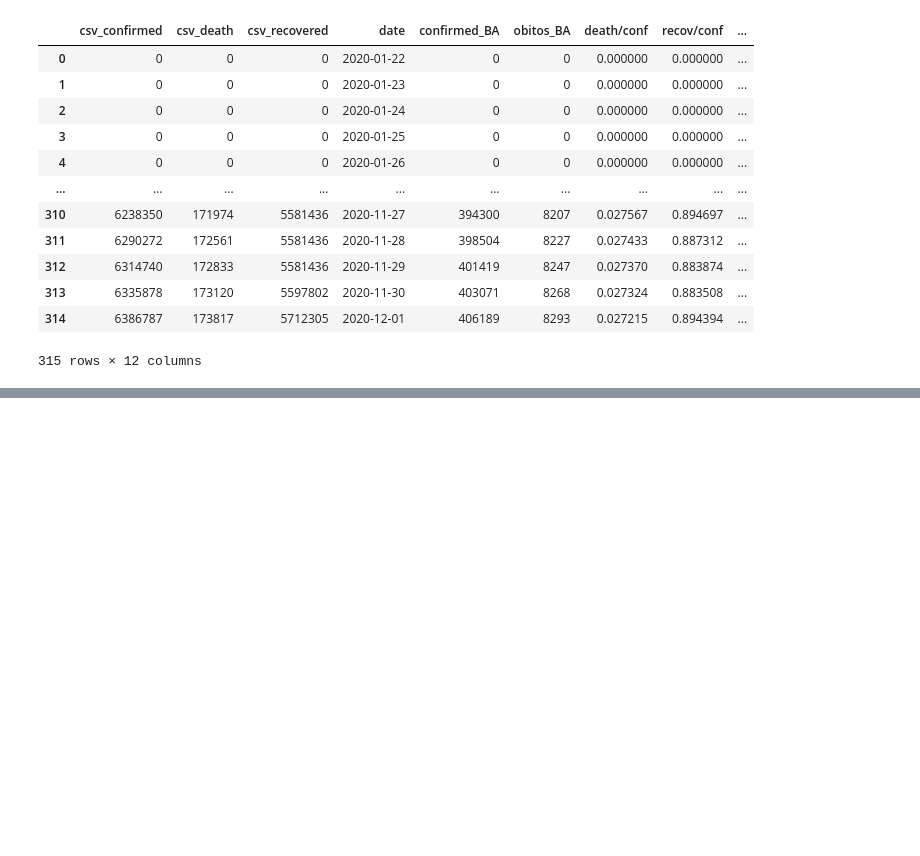
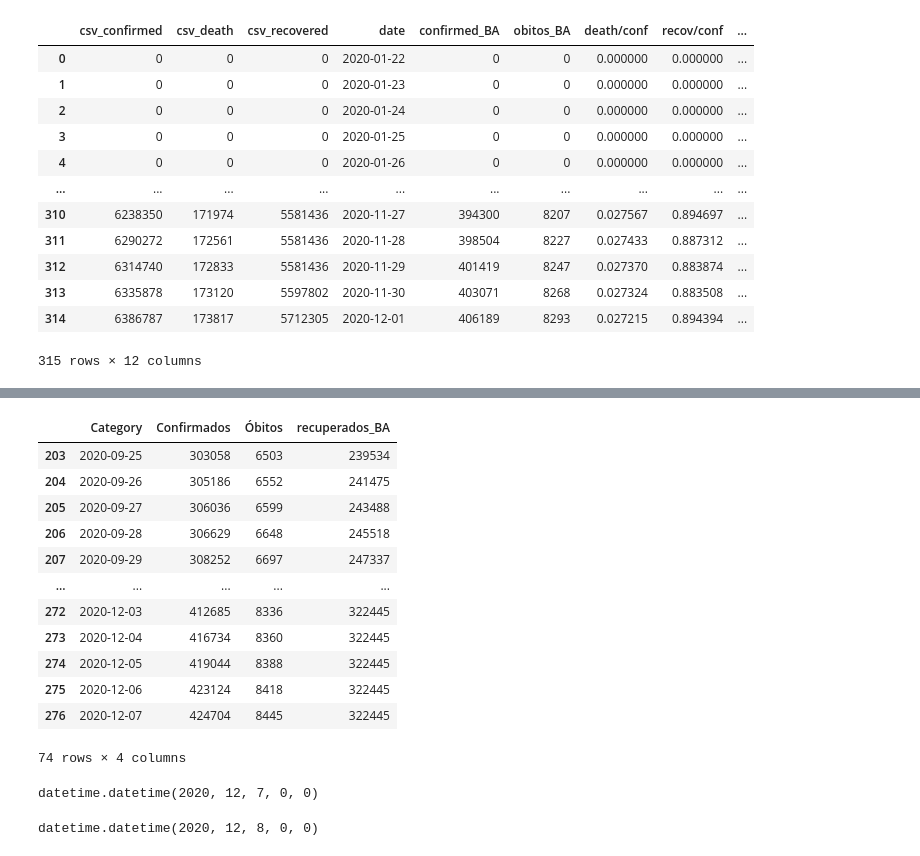
Before and after one commit to solkan1201/SIRmodel, a Jupyter notebook: conferir_DadosBr_and_Bahia.ipynb, the cells around one changed output, grey strips where cells are left out. Cells and saved outputs as stored; diff of their text form; code cells hidden in the pictures; blank space fills up the shorter version.

```diff
--- a/conferir_DadosBr_and_Bahia.ipynb
+++ b/conferir_DadosBr_and_Bahia.ipynb
@@ -558,0 +624,28 @@ newDF.to_csv("tables/tabelasCasosBrasil_Bahia.csv")
+# %%
+serie = dfBA.iloc[:].loc['2020-09-29':]
+serie
+# %% [output]
+|  | Category | Confirmados | Óbitos | recuperados_BA |
+| 203 | 2020-09-25 | 303058 | 6503 | 239534 |
+| 204 | 2020-09-26 | 305186 | 6552 | 241475 |
+| 205 | 2020-09-27 | 306036 | 6599 | 243488 |
+| 206 | 2020-09-28 | 306629 | 6648 | 245518 |
+| 207 | 2020-09-29 | 308252 | 6697 | 247337 |
+| ... | ... | ... | ... | ... |
+| 272 | 2020-12-03 | 412685 | 8336 | 322445 |
+| 273 | 2020-12-04 | 416734 | 8360 | 322445 |
+| 274 | 2020-12-05 | 419044 | 8388 | 322445 |
+| 275 | 2020-12-06 | 423124 | 8418 | 322445 |
+| 276 | 2020-12-07 | 424704 | 8445 | 322445 |
+74 rows × 4 columns
+# %%
+from datetime import datetime, datetime
+date = datetime.fromisoformat('2020-12-07')
+date
+# %% [output]
+datetime.datetime(2020, 12, 7, 0, 0)
+# %%
+date = date + timedelta(days=1)
+date
+# %% [output]
+datetime.datetime(2020, 12, 8, 0, 0)
```
Also changed, not shown: parts of 4 cells of this notebook, 4 other files.
